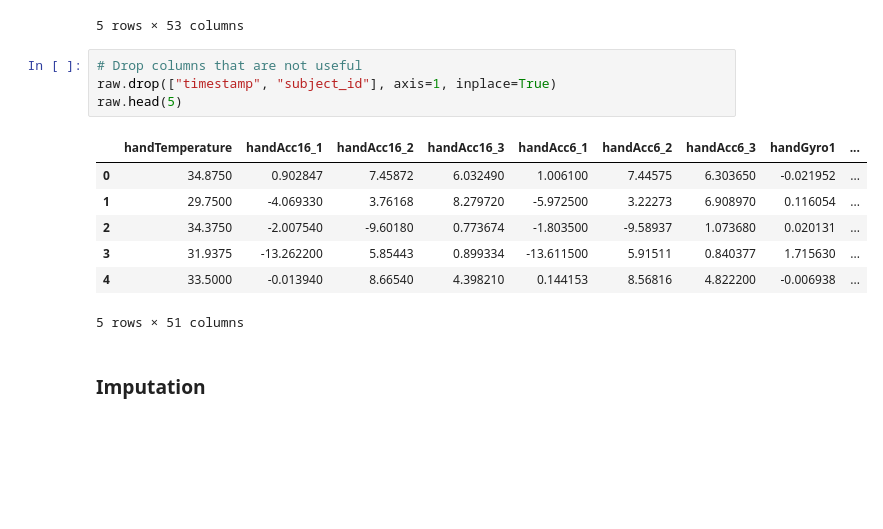
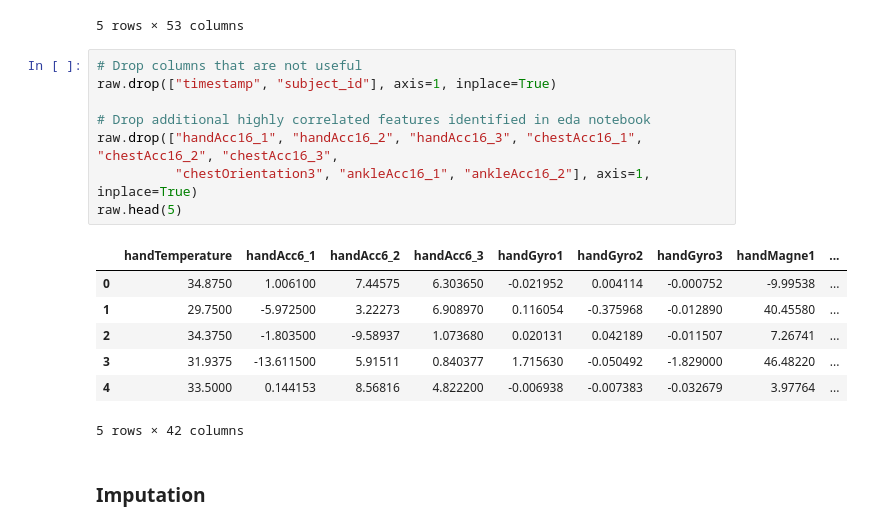
Before and after one commit to Jiarui-Chen/physical-activity-clustering, a Jupyter notebook: preprocess/preprocess.ipynb, the cells around one changed output. Cells and saved outputs as stored; diff of their text form; blank space fills up the shorter version.

```diff
--- a/preprocess/preprocess.ipynb
+++ b/preprocess/preprocess.ipynb
@@ -27,15 +27,19 @@ There are 534601 entries in this dataset
 # %%
 # Drop columns that are not useful
 raw.drop(["timestamp", "subject_id"], axis=1, inplace=True)
+
+# Drop additional highly correlated features identified in eda notebook
+raw.drop(["handAcc16_1", "handAcc16_2", "handAcc16_3", "chestAcc16_1", "chestAcc16_2", "chestAcc16_3",
+          "chestOrientation3", "ankleAcc16_1", "ankleAcc16_2"], axis=1, inplace=True)
 raw.head(5)
 # %% [output]
-|  | handTemperature | handAcc16_1 | handAcc16_2 | handAcc16_3 | handAcc6_1 | handAcc6_2 | handAcc6_3 | handGyro1 | ... |
-| 0 | 34.8750 | 0.902847 | 7.45872 | 6.032490 | 1.006100 | 7.44575 | 6.303650 | -0.021952 | ... |
-| 1 | 29.7500 | -4.069330 | 3.76168 | 8.279720 | -5.972500 | 3.22273 | 6.908970 | 0.116054 | ... |
-| 2 | 34.3750 | -2.007540 | -9.60180 | 0.773674 | -1.803500 | -9.58937 | 1.073680 | 0.020131 | ... |
-| 3 | 31.9375 | -13.262200 | 5.85443 | 0.899334 | -13.611500 | 5.91511 | 0.840377 | 1.715630 | ... |
-| 4 | 33.5000 | -0.013940 | 8.66540 | 4.398210 | 0.144153 | 8.56816 | 4.822200 | -0.006938 | ... |
+|  | handTemperature | handAcc6_1 | handAcc6_2 | handAcc6_3 | handGyro1 | handGyro2 | handGyro3 | handMagne1 | ... |
+| 0 | 34.8750 | 1.006100 | 7.44575 | 6.303650 | -0.021952 | 0.004114 | -0.000752 | -9.99538 | ... |
+| 1 | 29.7500 | -5.972500 | 3.22273 | 6.908970 | 0.116054 | -0.375968 | -0.012890 | 40.45580 | ... |
+| 2 | 34.3750 | -1.803500 | -9.58937 | 1.073680 | 0.020131 | 0.042189 | -0.011507 | 7.26741 | ... |
+| 3 | 31.9375 | -13.611500 | 5.91511 | 0.840377 | 1.715630 | -0.050492 | -1.829000 | 46.48220 | ... |
+| 4 | 33.5000 | 0.144153 | 8.56816 | 4.822200 | -0.006938 | -0.007383 | -0.032679 | 3.97764 | ... |
-5 rows × 51 columns
+5 rows × 42 columns
 # %% [markdown]
 ### Imputation
 # %%
```
Also changed, not shown: parts of 7 cells of this notebook.
